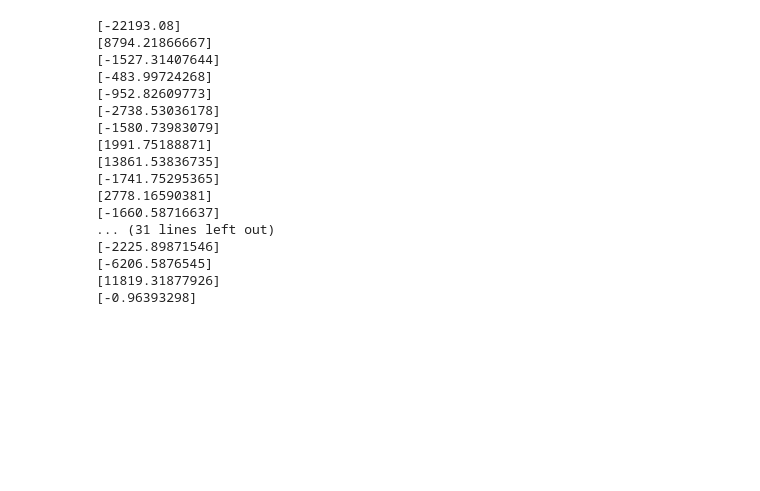
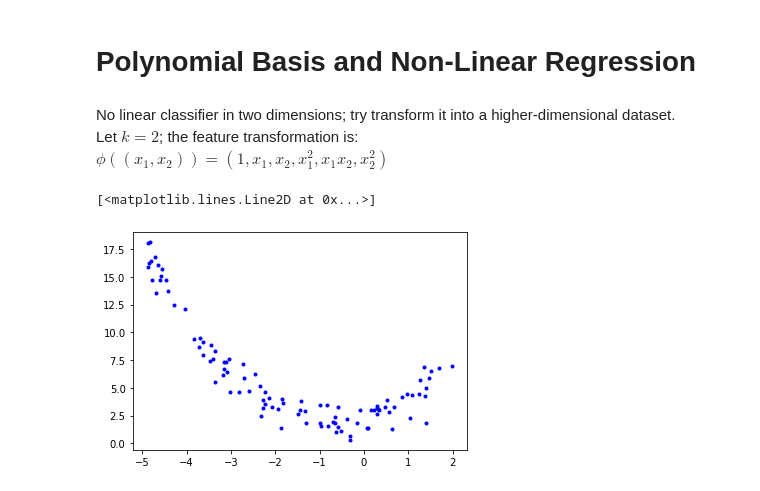
Before and after one commit to Avril-Cui/regression, a Jupyter notebook: regression.ipynb, the cells around one changed output. Saved outputs shown, nothing was run; the diff lists cells and outputs as text; code cells hidden in the pictures; blank space fills up the shorter version.

```diff
--- a/regression.ipynb
+++ b/regression.ipynb
@@ -70,21 +88,13 @@ class Regression:
-# %%
-regression = Regression(training_data=data, n_features=1, n_iter=100, tolerance=10)
-weights = regression.bgd()
-# %% [output]
-[-22193.08]
-[8794.21866667]
-[-1527.31407644]
-[-483.99724268]
-[-952.82609773]
-[-2738.53036178]
-[-1580.73983079]
-[1991.75188871]
-[13861.53836735]
-[-1741.75295365]
-[2778.16590381]
-[-1660.58716637]
-... (31 lines left out)
-[-2225.89871546]
-[-6206.5876545]
-[11819.31877926]
-[-0.96393298]
+# %% [markdown]
+# Polynomial Basis and Non-Linear Regression
+# %% [markdown]
+No linear classifier in two dimensions; try transform it into a higher-dimensional dataset.\
+Let $k=2$; the feature transformation is:\
+$\phi((x_1,x_2))=(1,x_1,x_2, x_1^2, x_1x_2, x_2^2)$
+# %%
+x = 7 * np.random.rand(100, 1) - 5
+y = 0.8 * x**2 + 0.9*x + 2 + np.random.randn(100, 1)
+plt.plot(x, y, 'b.')
+# %% [output]
+[<matplotlib.lines.Line2D at 0x...>]
+[figure, added]
```
Also changed, not shown: parts of 10 cells of this notebook.
